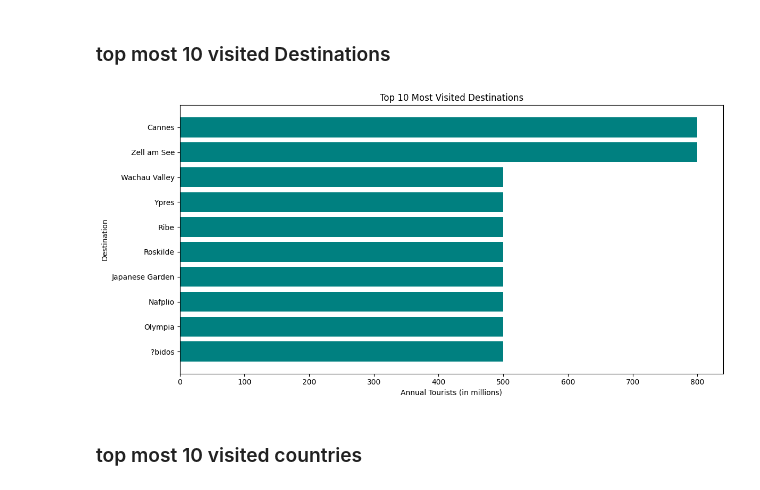
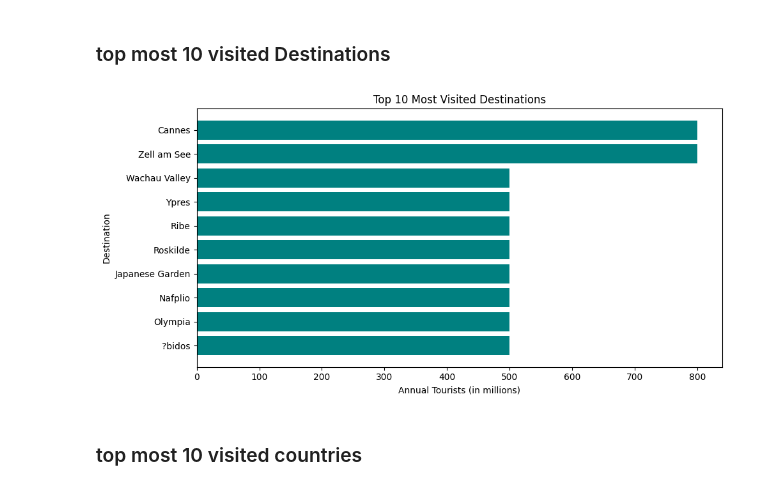
Before and after one commit to narender5162/DSPROJECT, a Jupyter notebook: DSPROJECT.ipynb, the cells around one changed output. Saved outputs shown, nothing was run; the diff lists cells and outputs as text; code cells hidden in the pictures.

```diff
--- a/DSPROJECT.ipynb
+++ b/DSPROJECT.ipynb
@@ -186,28 +182,28 @@ numeric_summary, categorical_summary
 # %%
 # Ensure the column is clean and numeric
 cleaned_data['Approximate Annual Tourists'] = cleaned_data['Approximate Annual Tourists'].astype(str)
 cleaned_data['Approximate Annual Tourists'] = (
     cleaned_data['Approximate Annual Tourists']
     .str.extract(r'(\d+\.?\d*)')[0]
     .astype(float)
 )
 
 # Drop rows with NaN values in the column
 cleaned_data = cleaned_data.dropna(subset=['Approximate Annual Tourists'])
 
 # Top 10 Most Visited Destinations
 top_destinations = cleaned_data.nlargest(10, 'Approximate Annual Tourists')
 
-plt.figure(figsize=(12, 6))
+plt.figure(figsize=(10, 5))
 plt.barh(top_destinations['Destination'], top_destinations['Approximate Annual Tourists'], color='teal')
 plt.xlabel('Annual Tourists (in millions)')
 plt.ylabel('Destination')
 plt.title('Top 10 Most Visited Destinations')
 plt.gca().invert_yaxis()
 plt.tight_layout()
 plt.show()
 # %% [output]
-[figure, old version]
+[figure, new version]
 # %% [markdown]
 ### top most 10 visited countries
 # %%
```
Also changed, not shown: parts of 10 cells of this notebook.
